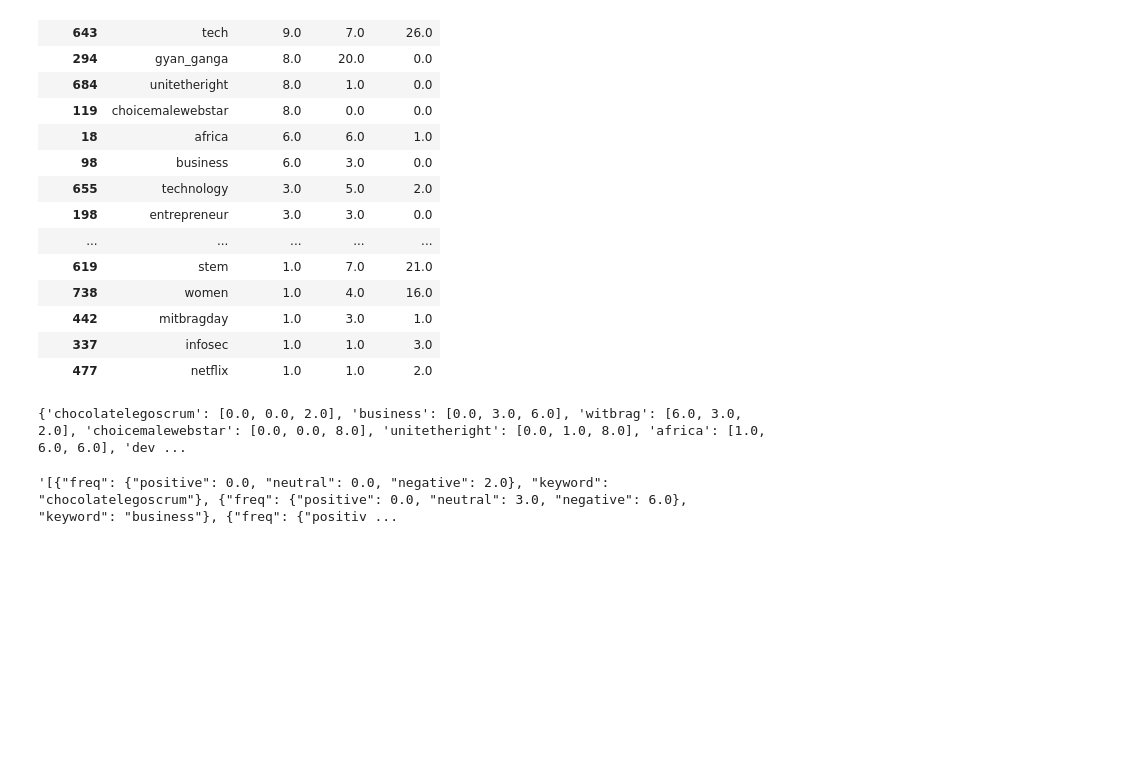
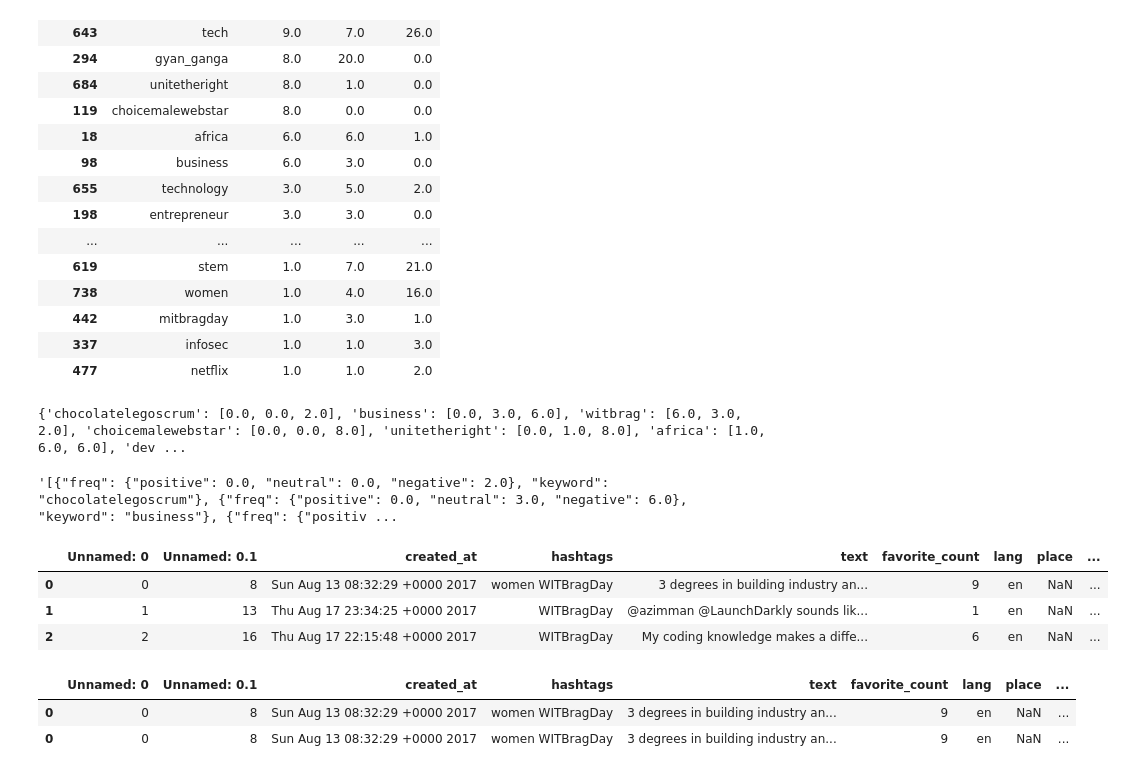
Before and after one commit to rupeshbasnet/twitter-data-vis, a Jupyter notebook: Twitter_Data_Extraction/Tweets_Preprocessing_Test.ipynb, the cells around one changed output. Saved outputs shown, nothing was run; the diff lists cells and outputs as text; code cells hidden in the pictures; blank space fills up the shorter version.

```diff
--- a/Twitter_Data_Extraction/Tweets_Preprocessing_Test.ipynb
+++ b/Twitter_Data_Extraction/Tweets_Preprocessing_Test.ipynb
@@ -1102,3 +1118,22 @@ values = [{"keyword": k , "freq" : {"positive": v[0], "neutral": v[1], "negative
 json.dumps(values)
 # %% [output]
 '[{"freq": {"positive": 0.0, "neutral": 0.0, "negative": 2.0}, "keyword": "chocolatelegoscrum"}, {"freq": {"positive": 0.0, "neutral": 3.0, "negative": 6.0}, "keyword": "business"}, {"freq": {"positiv ...
+# %%
+# all keywords
+def keyword_seperator(text):
+    try:
+        terms = [term for term in preprocess(text) if term not in stop and
+              not term.startswith(('#', '@'))]
+        str_contact = ' '.join(terms)
+        return str_contact
+    except:
+        return None
+# %%
+df['seperatedText'] = df['text'].apply(keyword_seperator)
+# %%
+df.head(3)
+# %% [output]
+|  | Unnamed: 0 | Unnamed: 0.1 | created_at | hashtags | text | favorite_count | lang | place | ... |
+| 0 | 0 | 8 | Sun Aug 13 08:32:29 +0000 2017 | women WITBragDay | 3 degrees in building industry an... | 9 | en | NaN | ... |
+| 1 | 1 | 13 | Thu Aug 17 23:34:25 +0000 2017 | WITBragDay | @azimman @LaunchDarkly sounds lik... | 1 | en | NaN | ... |
+| 2 | 2 | 16 | Thu Aug 17 22:15:48 +0000 2017 | WITBragDay | My coding knowledge makes a diffe... | 6 | en | NaN | ... |
@@ -1104,0 +1144,8 @@ json.dumps(values)
+# %%
+del df['seperatedText']
+df = df.join(s)
+df.head(2)
+# %% [output]
+|  | Unnamed: 0 | Unnamed: 0.1 | created_at | hashtags | text | favorite_count | lang | place | ... |
+| 0 | 0 | 8 | Sun Aug 13 08:32:29 +0000 2017 | women WITBragDay | 3 degrees in building industry an... | 9 | en | NaN | ... |
+| 0 | 0 | 8 | Sun Aug 13 08:32:29 +0000 2017 | women WITBragDay | 3 degrees in building industry an... | 9 | en | NaN | ... |
```
Also changed, not shown: parts of 21 cells of this notebook, 2 other files.
